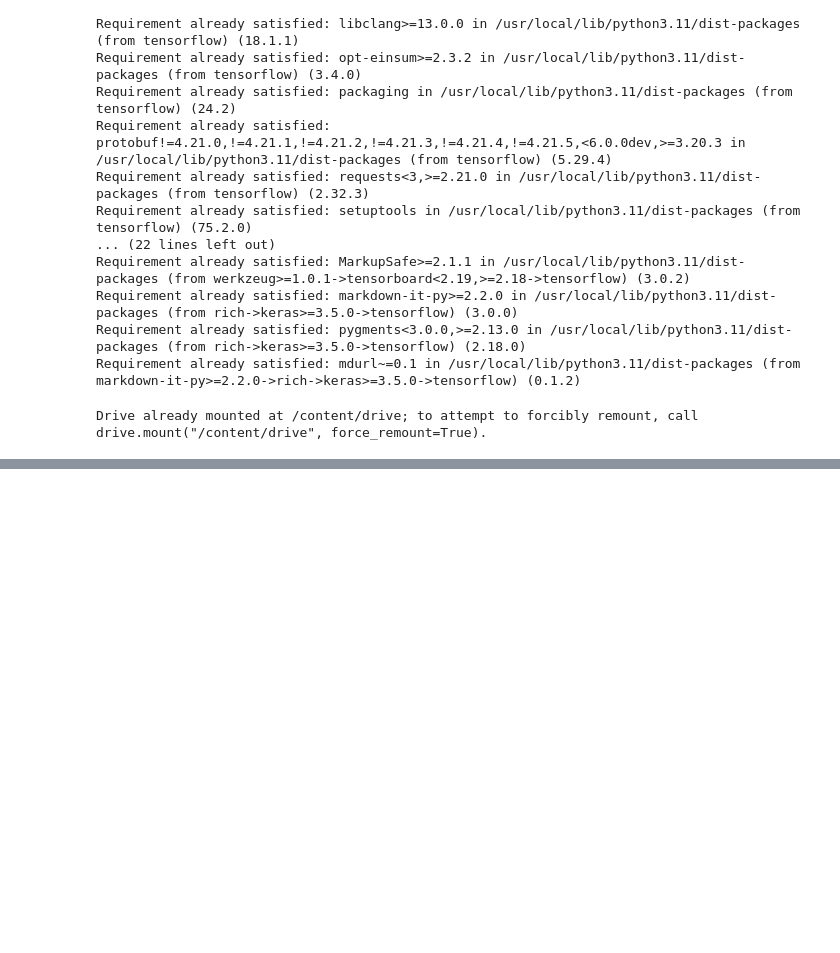
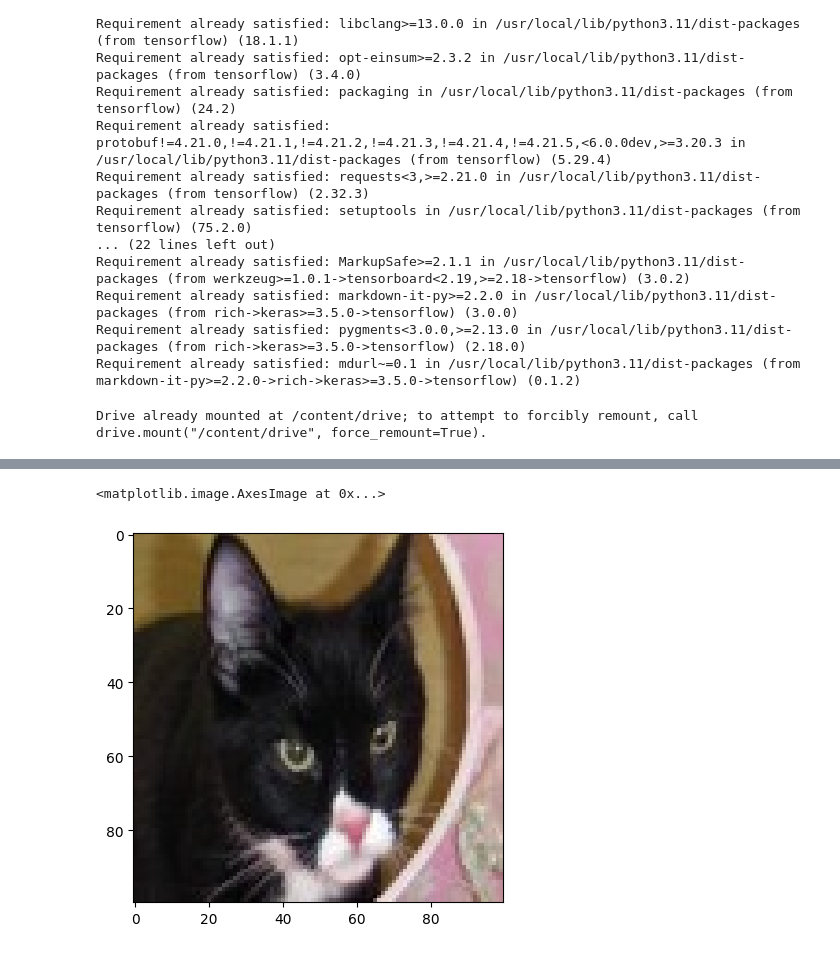
Before and after one commit to Lasal0425/Machine-Learning-Tutorials, a Jupyter notebook: Tute10.ipynb, the cells around one changed output, grey strips where cells are left out. Cells and saved outputs as stored; diff of their text form; code cells hidden in the pictures; blank space fills up the shorter version.

```diff
--- a/Tute10.ipynb
+++ b/Tute10.ipynb
@@ -38,0 +49,6 @@ Y_test = np.loadtxt('/content/drive/MyDrive/Colab Notebooks/Tutorial 10/labels_t
+# %%
+X_train = X_train.reshape(len(X_train),100,100,3)
+Y_train = Y_train.reshape(len(Y_train),1)
+
+X_test = X_test.reshape(len(X_test),100,100,3)
+Y_test = Y_test.reshape(len(Y_test),1)
@@ -38,0 +85,3 @@ Y_test = np.loadtxt('/content/drive/MyDrive/Colab Notebooks/Tutorial 10/labels_t
+# %%
+X_train = X_train/255.0
+X_test = X_test/255.0
@@ -38,0 +108,8 @@ Y_test = np.loadtxt('/content/drive/MyDrive/Colab Notebooks/Tutorial 10/labels_t
+# %%
+import matplotlib.pyplot as plt
+import random
+idx= random.randint(0,len(X_train))
+plt.imshow(X_train[idx,:])
+# %% [output]
+<matplotlib.image.AxesImage at 0x...>
+[figure, added]
```
Also changed, not shown: parts of 4 cells of this notebook.
